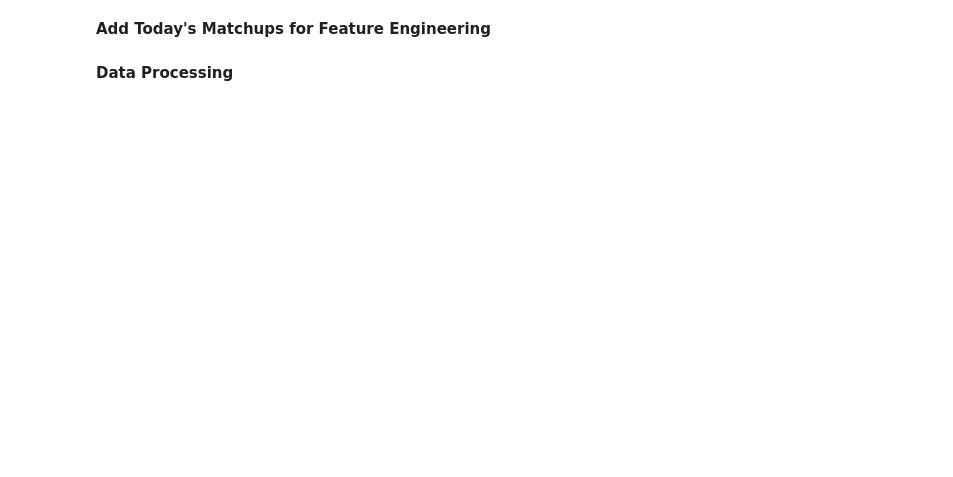
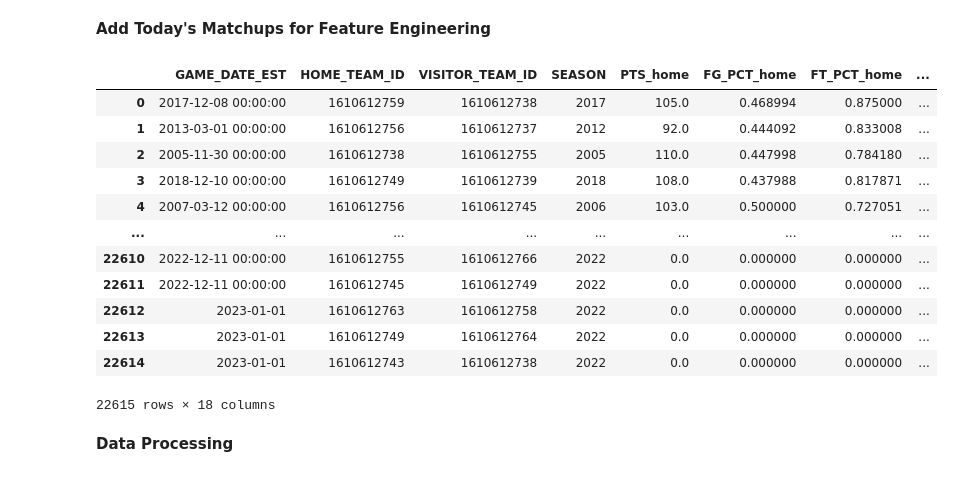
Before and after one commit to cmunch1/nba-prediction, a Jupyter notebook: 09_production_features_pipeline.ipynb, the cells around one changed output. Cells and saved outputs as stored; diff of their text form; code cells hidden in the pictures; blank space fills up the shorter version.

```diff
--- a/09_production_features_pipeline.ipynb
+++ b/09_production_features_pipeline.ipynb
@@ -137,19 +145,13 @@ driver.close()
 # %%
 # append today's matchups to the new games dataframe
 
-# since we don't have access to official game ids, we will use the format 20MMDD00 + index as a game id
-# This format is used to insure that feature engineering will treat this as a regular season game
-# and to be able to find these incomplete games in the database
-# this data will be updated later after the game is played
-
-DUMMY_GAME_ID = int("20" + datetime.now(timezone('EST')).strftime("%m%d") + "00")
 
 df_today = df_new.drop(df_new.index) #empty copy of df_new with same columns
 for i, matchup in enumerate(matchups):
     game_details = {'HOME_TEAM_ID': matchup[1],
                     'VISITOR_TEAM_ID': matchup[0],
                     'GAME_DATE_EST': datetime.now(timezone('EST')).strftime("%Y-%m-%d"),
-                    'GAME_ID': DUMMY_GAME_ID+i,
+                    'GAME_ID': int(game_ids[i]),
                     'SEASON': SEASON,
                     }
     game_details_df = pd.DataFrame(game_details, index=[i])
@@ -225,8 +285,22 @@ df_pending
 # %% [markdown]
 **Add Today's Matchups for Feature Engineering**
 # %%
-df_combined = pd.concat([df_combined, df_today], ignore_index = True)
+df_combined = pd.concat([df_old, df_today], ignore_index = True)
 df_combined
+# %% [output]
+|  | GAME_DATE_EST | HOME_TEAM_ID | VISITOR_TEAM_ID | SEASON | PTS_home | FG_PCT_home | FT_PCT_home | ... |
+| 0 | 2017-12-08 00:00:00 | 1610612759 | 1610612738 | 2017 | 105.0 | 0.468994 | 0.875000 | ... |
+| 1 | 2013-03-01 00:00:00 | 1610612756 | 1610612737 | 2012 | 92.0 | 0.444092 | 0.833008 | ... |
+| 2 | 2005-11-30 00:00:00 | 1610612738 | 1610612755 | 2005 | 110.0 | 0.447998 | 0.784180 | ... |
+| 3 | 2018-12-10 00:00:00 | 1610612749 | 1610612739 | 2018 | 108.0 | 0.437988 | 0.817871 | ... |
+| 4 | 2007-03-12 00:00:00 | 1610612756 | 1610612745 | 2006 | 103.0 | 0.500000 | 0.727051 | ... |
+| ... | ... | ... | ... | ... | ... | ... | ... | ... |
+| 22610 | 2022-12-11 00:00:00 | 1610612755 | 1610612766 | 2022 | 0.0 | 0.000000 | 0.000000 | ... |
+| 22611 | 2022-12-11 00:00:00 | 1610612745 | 1610612749 | 2022 | 0.0 | 0.000000 | 0.000000 | ... |
+| 22612 | 2023-01-01 | 1610612763 | 1610612758 | 2022 | 0.0 | 0.000000 | 0.000000 | ... |
+| 22613 | 2023-01-01 | 1610612749 | 1610612764 | 2022 | 0.0 | 0.000000 | 0.000000 | ... |
+| 22614 | 2023-01-01 | 1610612743 | 1610612738 | 2022 | 0.0 | 0.000000 | 0.000000 | ... |
+22615 rows × 18 columns
 # %% [markdown]
 **Data Processing**
 # %%
```
Also changed, not shown: parts of 11 cells of this notebook, 1 other file.
